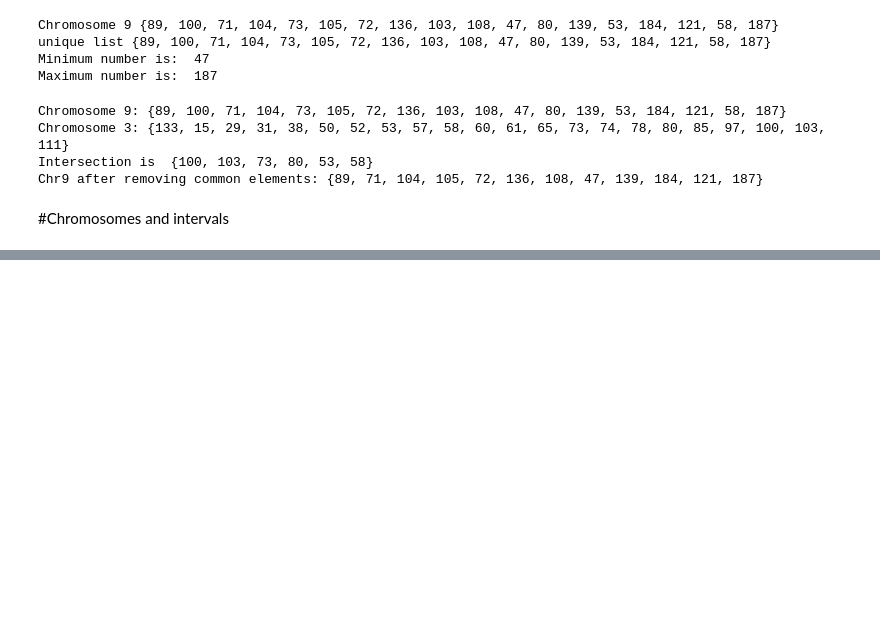
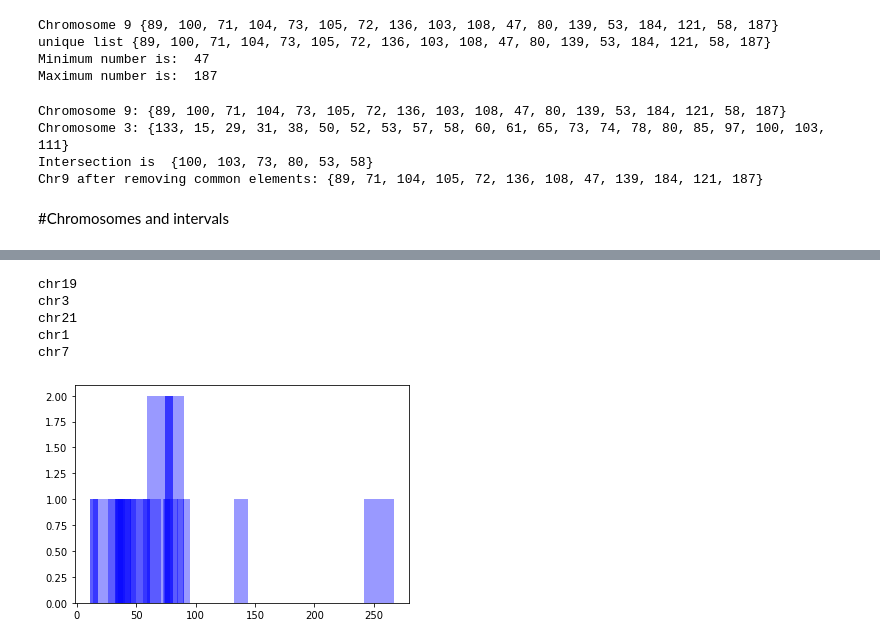
Before and after one commit to zuzanadostalova/ZD-Python-Tutorials-for-Biologists, a Jupyter notebook: Tutorial.ipynb, the cells around one changed output, grey strips where cells are left out. Saved outputs shown, nothing was run; the diff lists cells and outputs as text; code cells hidden in the pictures; blank space fills up the shorter version.

```diff
--- a/Tutorial.ipynb
+++ b/Tutorial.ipynb
@@ -1220,0 +703,14 @@ show("catplotI.jpg")
+# %%
+# 1. exercise:
+# We need to iterate over the dictionary with "for" loop to be able to print out all the names of the chromosomes.
+# The chromosome names are keys, therefore we can easily print the key of each one of them.
+dictionary = {"chr19": [144, 55, 39, 26, 77], "chr3": [80, 87, 267, 48, 14], "chr21": [56, 33, 90, 75, 45], "chr1": [61, 63, 70, 35, 95], "chr7": [81, 34, 79, 43, 11] }
+
+for key in dictionary:
+  print(key)
+
+# We can also name the key chrom_name for simplicity and for the sake of further exercises.
+for key in dictionary:
+  chrom_name = key
+  print(chrom_name)
+interval = dictionary[chrom_name]
@@ -1220,0 +834,24 @@ show("catplotI.jpg")
+# %%
+# 10. exercise:
+# II. type of graph - histogram
+# https://python-graph-gallery.com/25-histogram-with-several-variables-seaborn/
+import seaborn as sns
+d = {"chr19": [144, 55, 39, 26, 77], "chr3": [80, 87, 267, 48, 14], "chr21": [56, 33, 90, 75, 45], "chr1": [61, 63, 70, 35, 95], "chr7": [81, 34, 79, 43, 11] }
+
+# Split the dictionary into lines and plot distribution plot for each of them
+for line in d:
+  line = line.split("\t")
+  key = line[0].strip()
+  print(key)
+  sns.distplot(d[key], kde=False, color="blue", bins=10)
+
+histogramI = sns.distplot(d[key], kde=False, color="blue", bins=10)
+histogramI.figure.savefig("histogramI.jpg")
+show("histogramI.jpg")
+# %% [output]
+chr19
+chr3
+chr21
+chr1
+chr7
+[figure, added]
```
Also changed, not shown: parts of 46 cells of this notebook.
